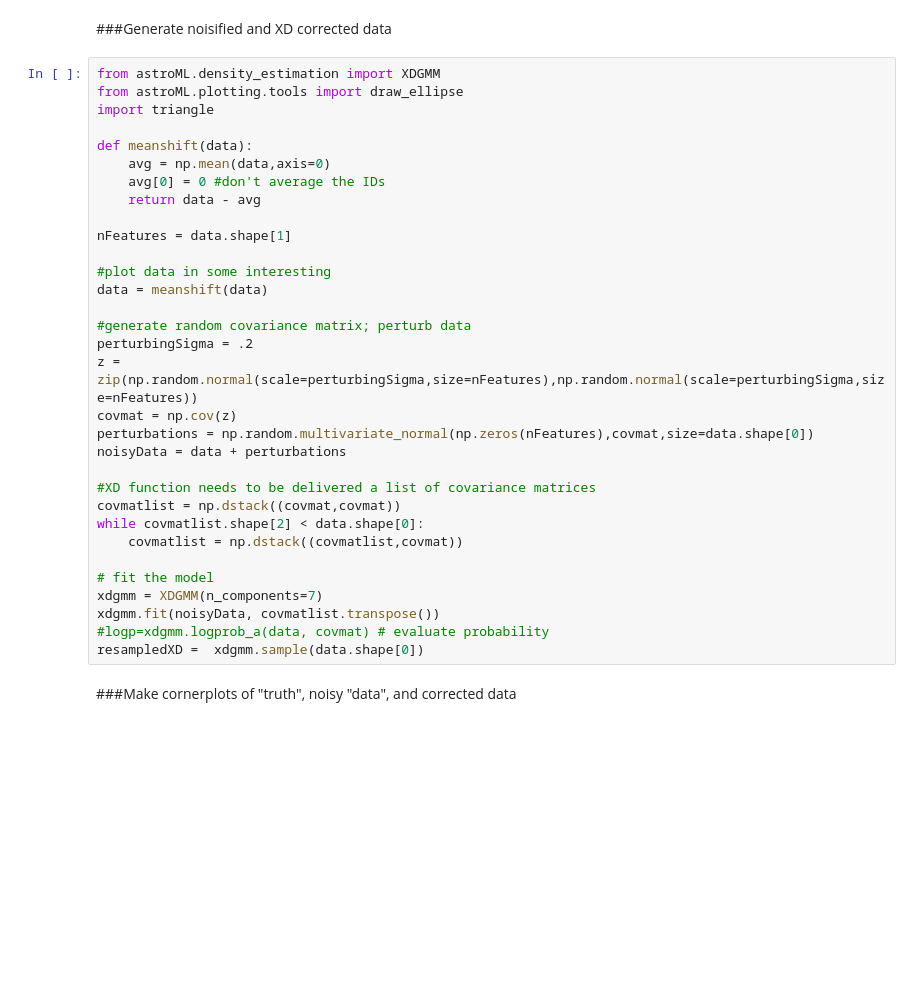
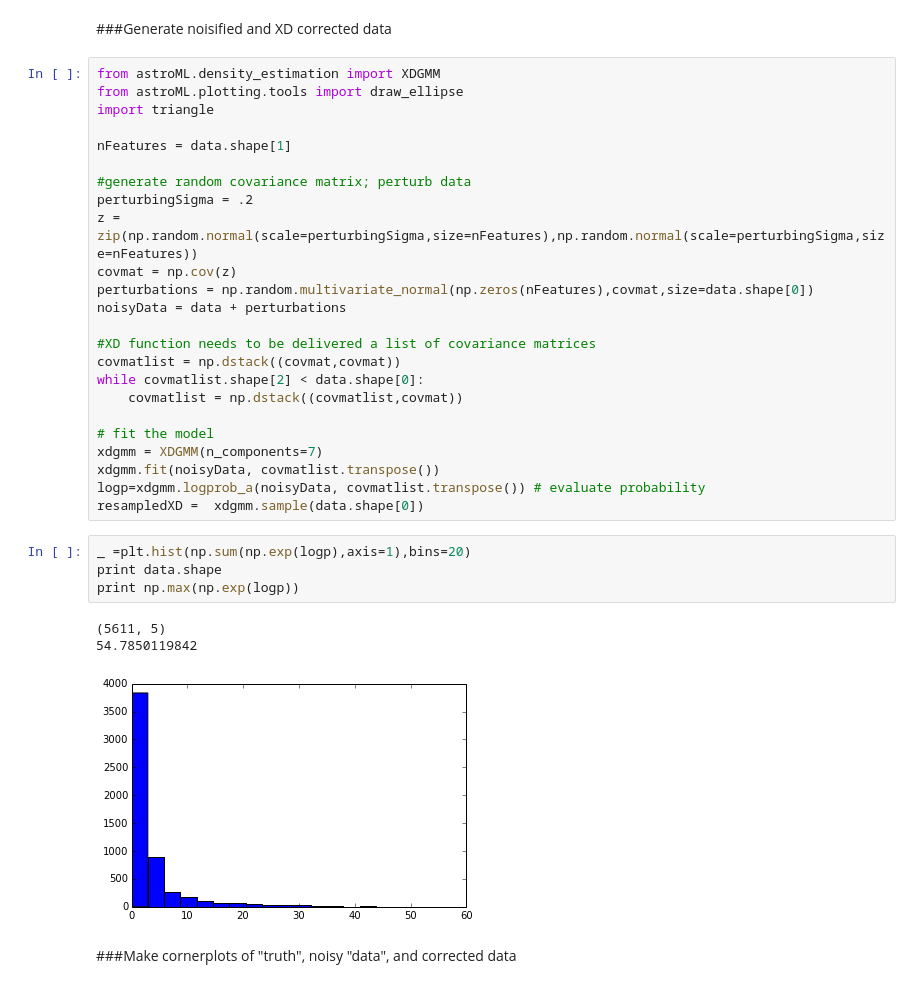
Before and after one commit to drphilmarshall/PS1QLS, a Jupyter notebook: PROJECTS/SDSS/analyzing_adri_sims.ipynb, the cells around one changed output. Drawn from its saved outputs; the diff is of its cells as text; blank space fills up the shorter version.

```diff
--- a/PROJECTS/SDSS/analyzing_adri_sims.ipynb
+++ b/PROJECTS/SDSS/analyzing_adri_sims.ipynb
@@ -65,15 +69,7 @@ from astroML.density_estimation import XDGMM
 from astroML.plotting.tools import draw_ellipse
 import triangle
 
-def meanshift(data):
-    avg = np.mean(data,axis=0)
-    avg[0] = 0 #don't average the IDs
-    return data - avg
-
 nFeatures = data.shape[1]
-
-#plot data in some interesting
-data = meanshift(data)
 
 #generate random covariance matrix; perturb data
 perturbingSigma = .2
@@ -90,8 +86,16 @@ while covmatlist.shape[2] < data.shape[0]:
 # fit the model
 xdgmm = XDGMM(n_components=7)
 xdgmm.fit(noisyData, covmatlist.transpose())
-#logp=xdgmm.logprob_a(data, covmat) # evaluate probability
+logp=xdgmm.logprob_a(noisyData, covmatlist.transpose()) # evaluate probability
 resampledXD =  xdgmm.sample(data.shape[0])
+# %%
+_ =plt.hist(np.sum(np.exp(logp),axis=1),bins=20)
+print data.shape
+print np.max(np.exp(logp))
+# %% [output]
+(5611, 5)
+54.7850119842
+[figure, added]
 # %% [markdown]
 ###Make cornerplots of "truth", noisy "data", and corrected data
 # %%
```
Also changed, not shown: parts of 6 cells of this notebook, 3 other files.
